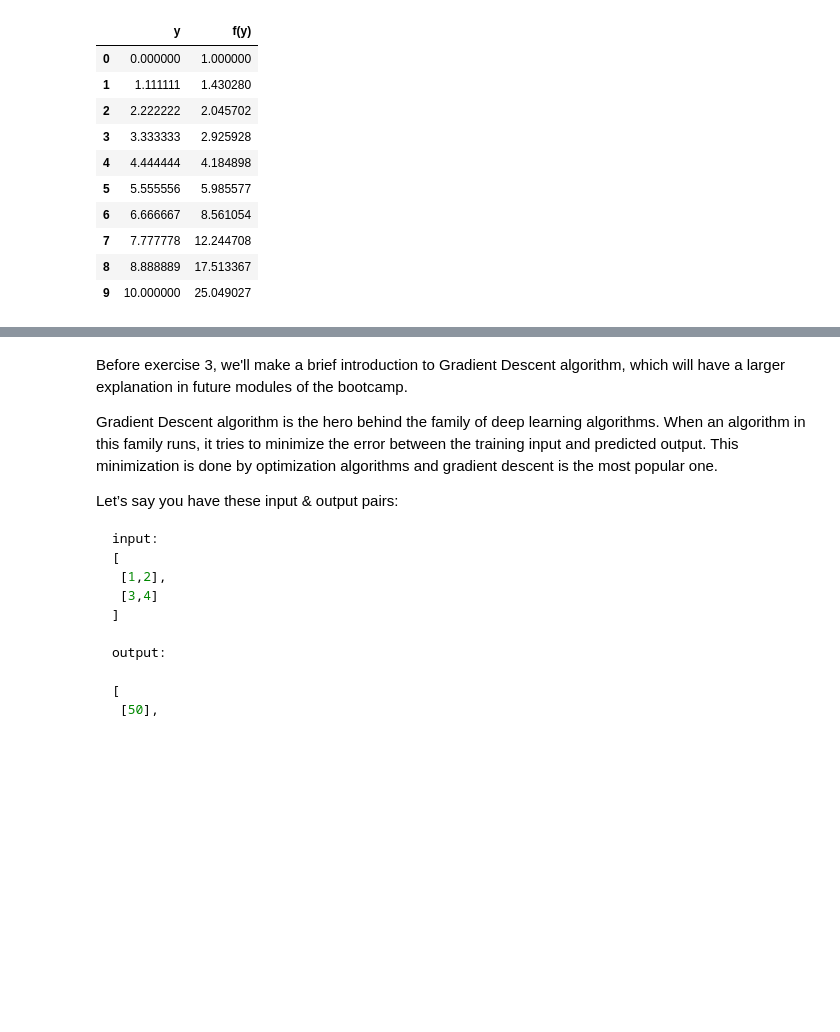
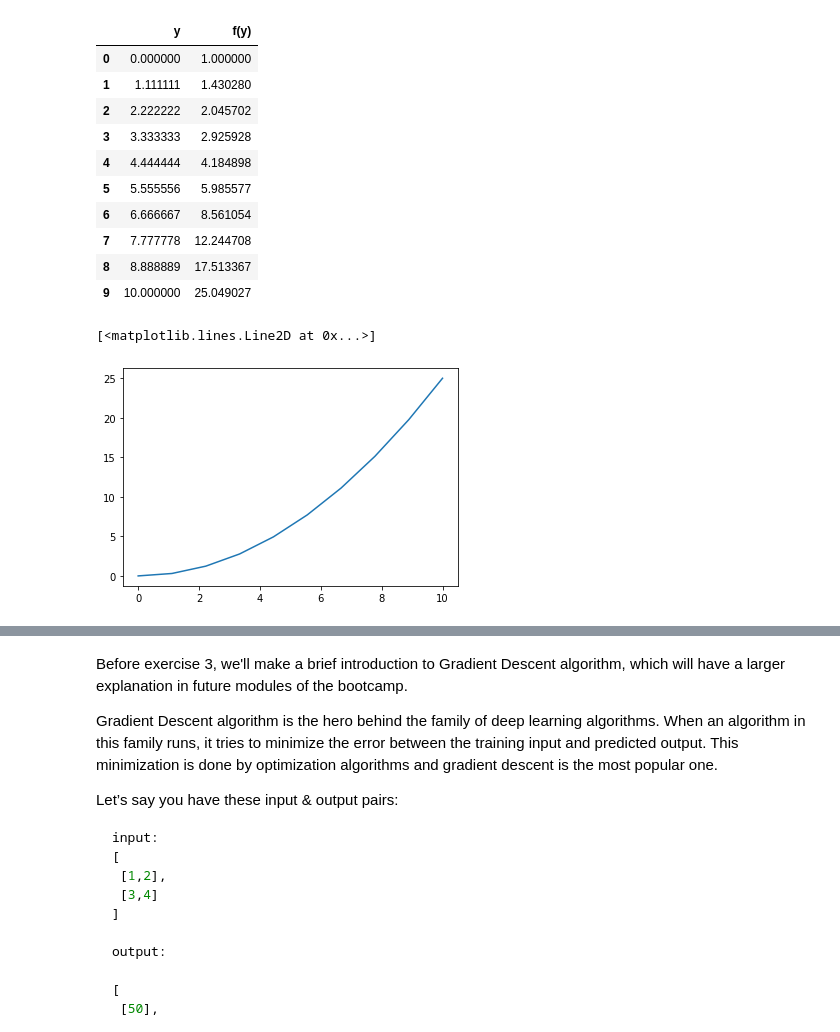
Before and after one commit to sgso-free/calculus-and-algebra-problems-with-python, a Jupyter notebook: problems.ipynb, the cells around one changed output, grey strips where cells are left out. Drawn from its saved outputs; the diff is of its cells as text; code cells hidden in the pictures; blank space fills up the shorter version.

```diff
--- a/problems.ipynb
+++ b/problems.ipynb
@@ -94,3 +97,9 @@ f2
 | 7 | 7.777778 | 12.244708 |
 | 8 | 8.888889 | 17.513367 |
 | 9 | 10.000000 | 25.049027 |
+# %%
+def fd(y): return 0.5*y**2/2   #function using 0.5 of aceleration to show the distance change in the time
+plt.plot(y, fd(y)) #plot of function on domain
+# %% [output]
+[<matplotlib.lines.Line2D at 0x...>]
+[figure, added]
```
Also changed, not shown: parts of 5 cells of this notebook.
